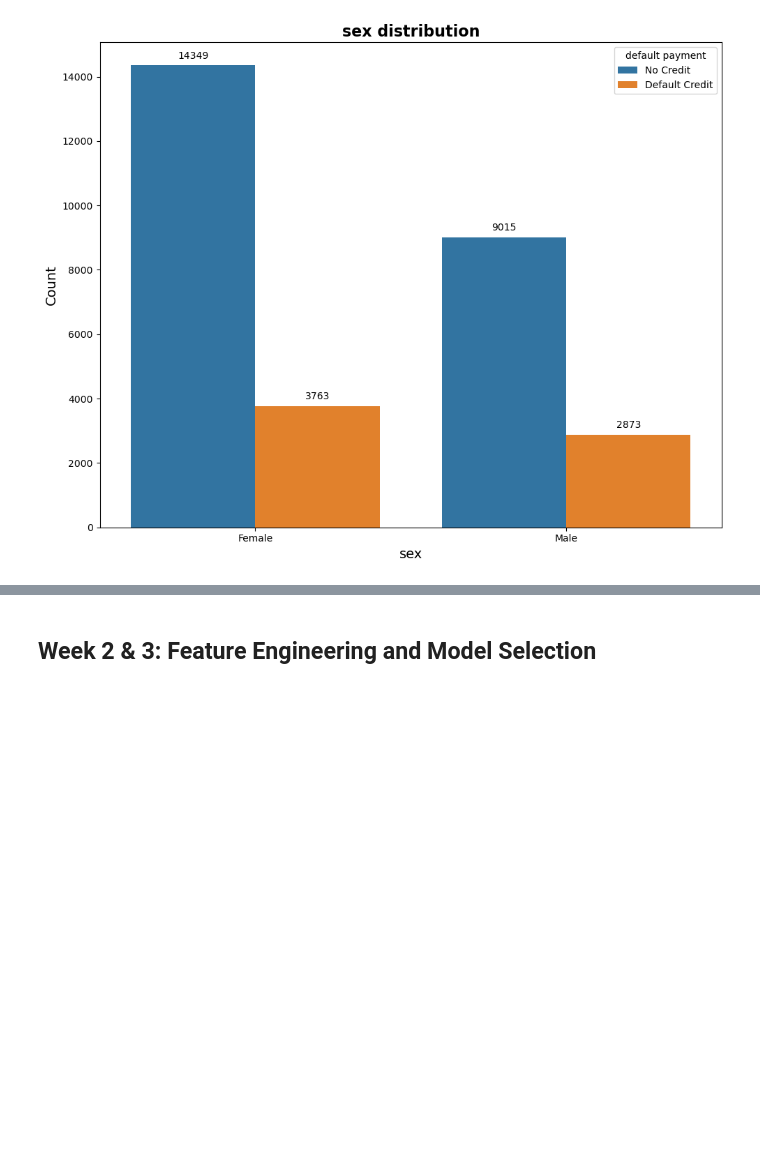
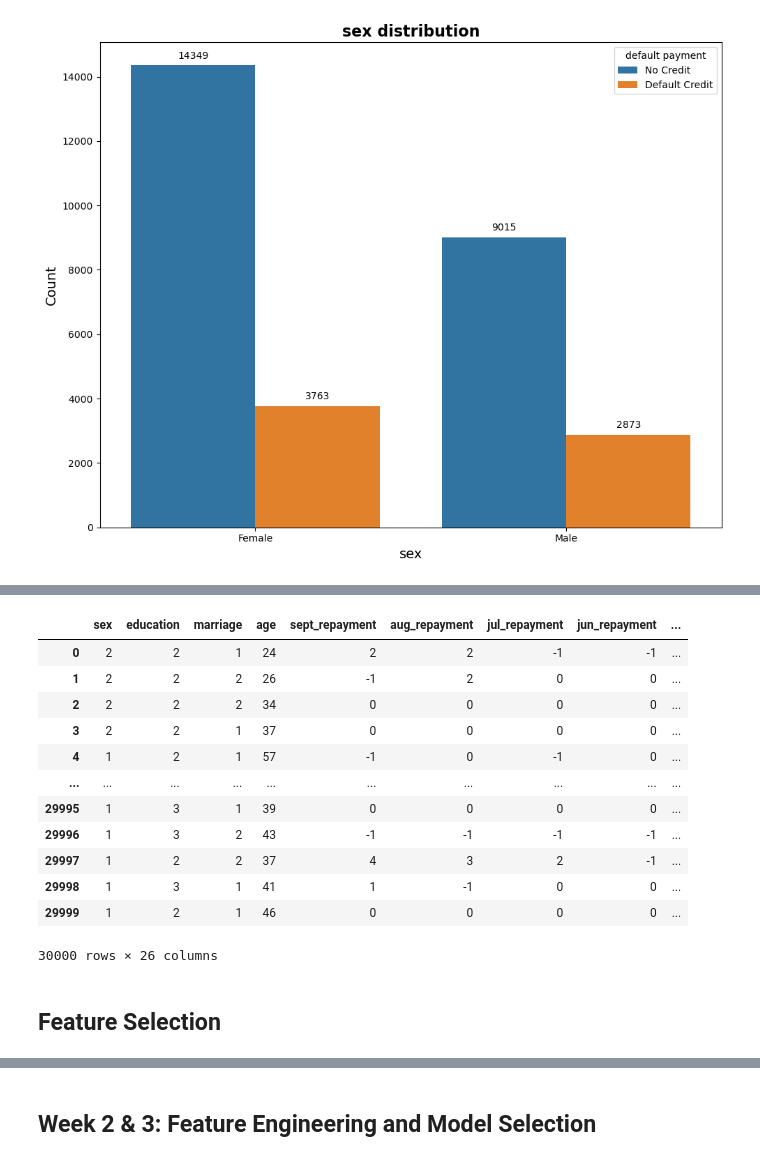
Before and after one commit to ohinson01/SDS-CP014-credit-card-default-pred, a Jupyter notebook: notebooks/olivia-hinson/olivia-credit-card-default-pred.ipynb, the cells around one changed output, grey strips where cells are left out. Drawn from its saved outputs; the diff is of its cells as text; code cells hidden in the pictures; blank space fills up the shorter version.

```diff
--- a/notebooks/olivia-hinson/olivia-credit-card-default-pred.ipynb
+++ b/notebooks/olivia-hinson/olivia-credit-card-default-pred.ipynb
@@ -709,0 +757,19 @@ plt.show()
+# %%
+# View dataset
+df
+# %% [output]
+|  | sex | education | marriage | age | sept_repayment | aug_repayment | jul_repayment | jun_repayment | ... |
+| 0 | 2 | 2 | 1 | 24 | 2 | 2 | -1 | -1 | ... |
+| 1 | 2 | 2 | 2 | 26 | -1 | 2 | 0 | 0 | ... |
+| 2 | 2 | 2 | 2 | 34 | 0 | 0 | 0 | 0 | ... |
+| 3 | 2 | 2 | 1 | 37 | 0 | 0 | 0 | 0 | ... |
+| 4 | 1 | 2 | 1 | 57 | -1 | 0 | -1 | 0 | ... |
+| ... | ... | ... | ... | ... | ... | ... | ... | ... | ... |
+| 29995 | 1 | 3 | 1 | 39 | 0 | 0 | 0 | 0 | ... |
+| 29996 | 1 | 3 | 2 | 43 | -1 | -1 | -1 | -1 | ... |
+| 29997 | 1 | 2 | 2 | 37 | 4 | 3 | 2 | -1 | ... |
+| 29998 | 1 | 3 | 1 | 41 | 1 | -1 | 0 | 0 | ... |
+| 29999 | 1 | 2 | 1 | 46 | 0 | 0 | 0 | 0 | ... |
+30000 rows × 26 columns
+# %% [markdown]
+## Feature Selection
```
Also changed, not shown: parts of 10 cells of this notebook.
